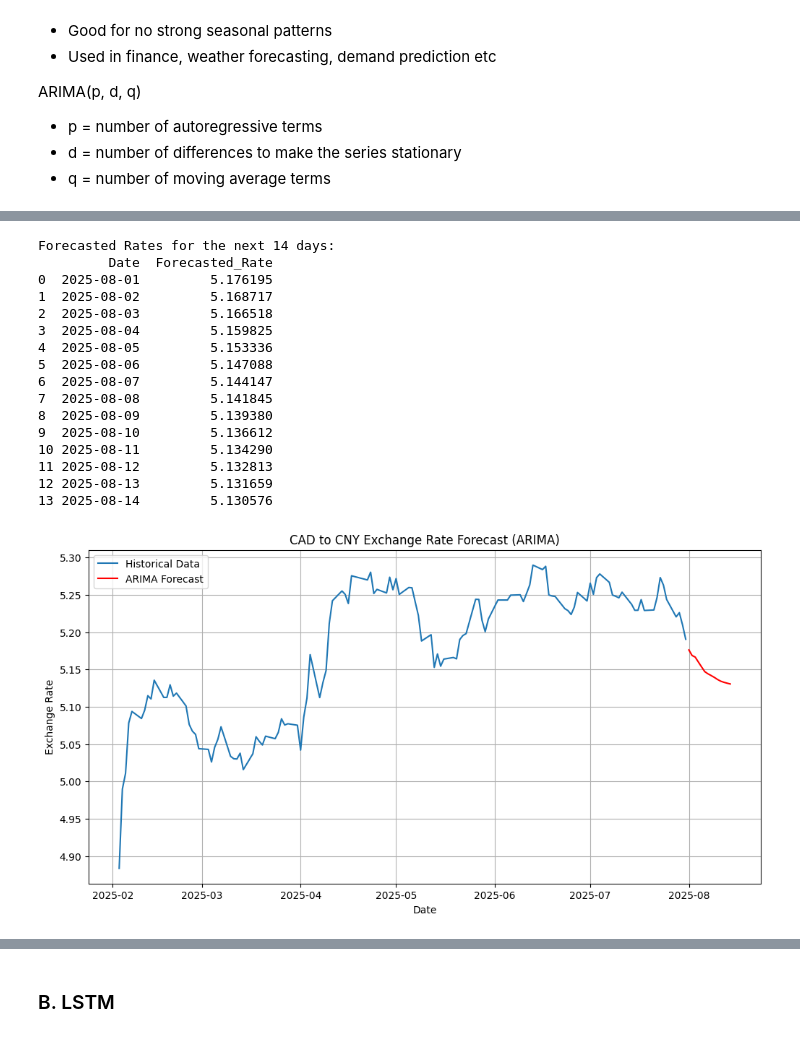
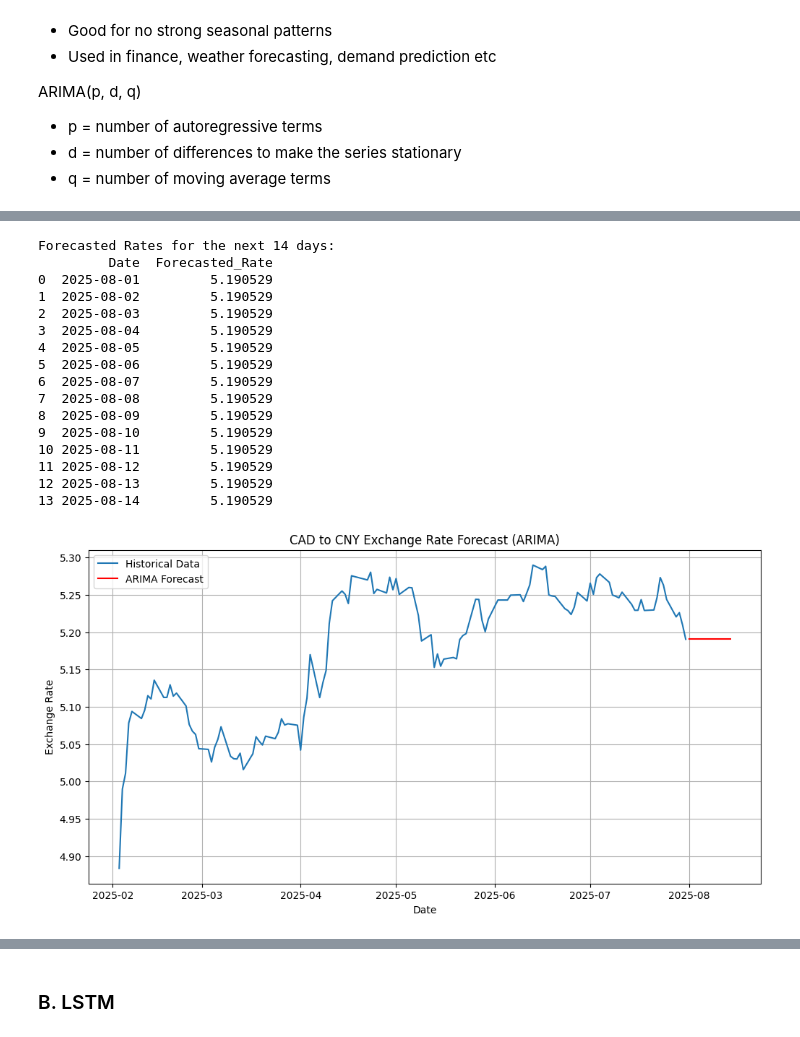
Before and after one commit to changbai-phu/Currency_Exchange_Rate_Predict, a Jupyter notebook: Different_Forecast.ipynb, the cells around one changed output, grey strips where cells are left out. Drawn from its saved outputs; the diff is of its cells as text; code cells hidden in the pictures.

Commit message:
Finishing ARIMA and LSTM

```diff
--- a/Different_Forecast.ipynb
+++ b/Different_Forecast.ipynb
@@ -48,0 +152,9 @@ ARIMA(p, d, q)
+# %%
+from pmdarima import auto_arima
+
+# seasonal=False assuming no strong seasonal patterns
+# trace=True will show the progress of the search
+best_model = auto_arima(df['Rate'], seasonal=False, trace=True)
+
+# Print the best ARIMA order found
+print("Best ARIMA order (p, d, q):", best_model.order)
@@ -49,63 +220,51 @@ ARIMA(p, d, q)
 # %%
-# Import necessary libraries for ARIMA
-from statsmodels.tsa.arima.model import ARIMA
-import pandas as pd
-import matplotlib.pyplot as plt
-
-# Load the data
-# df = pd.read_csv("cad_cny_history.csv")
-
-# Prepare data for ARIMA - ARIMA requires a time series with a DatetimeIndex
-df['Date'] = pd.to_datetime(df['Date'])
-df.set_index('Date', inplace=True)
-
 # Fit the ARIMA model
-model = ARIMA(df['Rate'], order=(5, 1, 0))
+model = ARIMA(df['Rate'], order=best_order_bic) #replace order=best_order to use the calculated order
 model_fit = model.fit()
 
 # Make predictions for the next 14 days
 forecast_steps = 14
 forecast = model_fit.forecast(steps=forecast_steps)
 
 # Create a date range for the forecast
 last_date = df.index[-1]
 forecast_dates = pd.date_range(start=last_date + pd.Timedelta(days=1), periods=forecast_steps, freq='D')
 
 # Create a DataFrame for the forecast
 forecast_df = pd.DataFrame({'Date': forecast_dates, 'Forecasted_Rate': forecast.values})
 
 # Display the forecasted rates
 print("Forecasted Rates for the next 14 days:")
 print(forecast_df)
 
 # Optional: Plot the historical data and the forecast
 plt.figure(figsize=(12, 6))
 plt.plot(df['Rate'], label='Historical Data')
 plt.plot(forecast_df['Date'], forecast_df['Forecasted_Rate'], color='red', label='ARIMA Forecast')
 plt.title('CAD to CNY Exchange Rate Forecast (ARIMA)')
 plt.xlabel('Date')
 plt.ylabel('Exchange Rate')
 plt.legend()
 plt.grid(True)
 plt.show()
 # %% [output]
 Forecasted Rates for the next 14 days:
          Date  Forecasted_Rate
-0  2025-08-01         5.176195
-1  2025-08-02         5.168717
-2  2025-08-03         5.166518
-3  2025-08-04         5.159825
-4  2025-08-05         5.153336
-5  2025-08-06         5.147088
-6  2025-08-07         5.144147
-7  2025-08-08         5.141845
-8  2025-08-09         5.139380
-9  2025-08-10         5.136612
-10 2025-08-11         5.134290
-11 2025-08-12         5.132813
-12 2025-08-13         5.131659
-13 2025-08-14         5.130576
+0  2025-08-01         5.190529
+1  2025-08-02         5.190529
+2  2025-08-03         5.190529
+3  2025-08-04         5.190529
+4  2025-08-05         5.190529
+5  2025-08-06         5.190529
+6  2025-08-07         5.190529
+7  2025-08-08         5.190529
+8  2025-08-09         5.190529
+9  2025-08-10         5.190529
+10 2025-08-11         5.190529
+11 2025-08-12         5.190529
+12 2025-08-13         5.190529
+13 2025-08-14         5.190529
-[figure, old version]
+[figure, new version]
 # %%
 start_rate = forecast_df['Forecasted_Rate'].iloc[0]
 end_rate = forecast_df['Forecasted_Rate'].iloc[-1]
```
Also changed, not shown: parts of 14 cells of this notebook.
